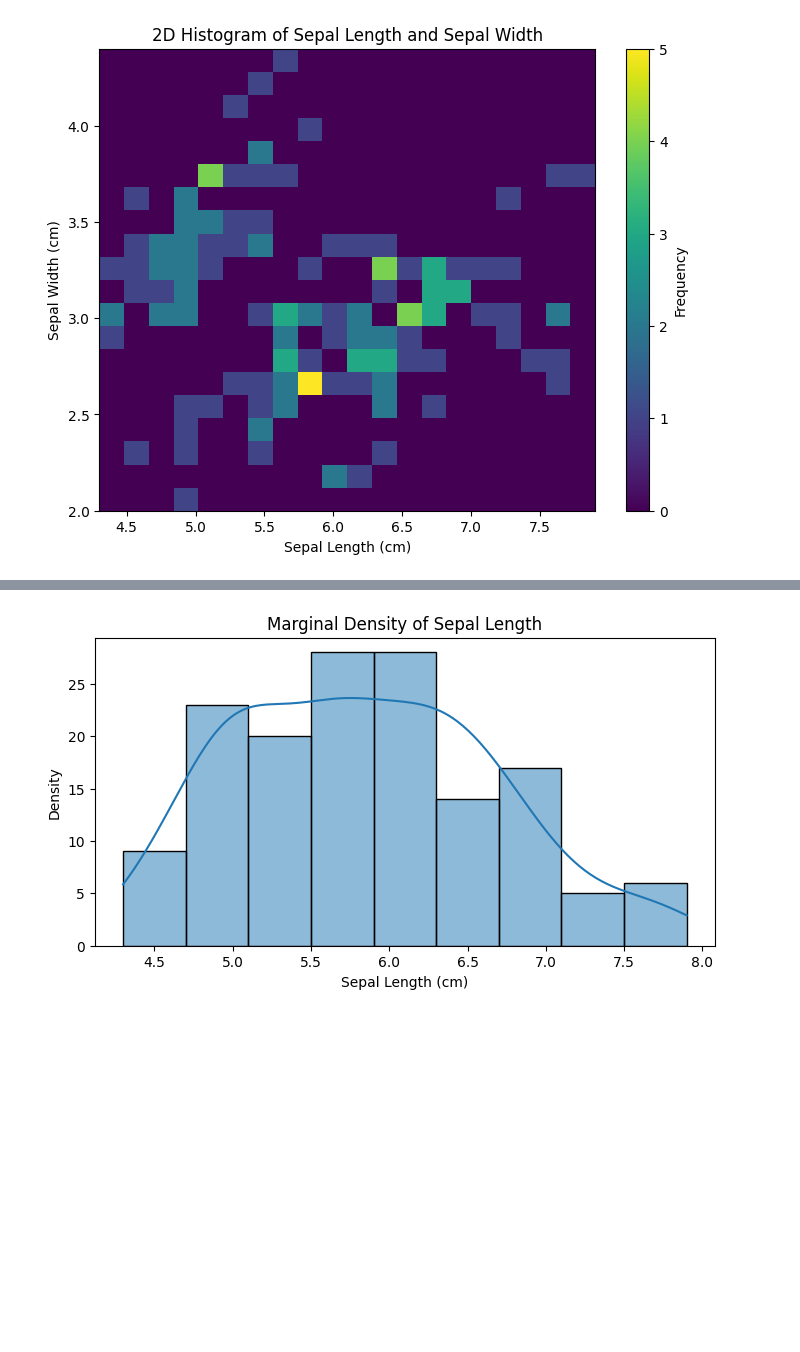
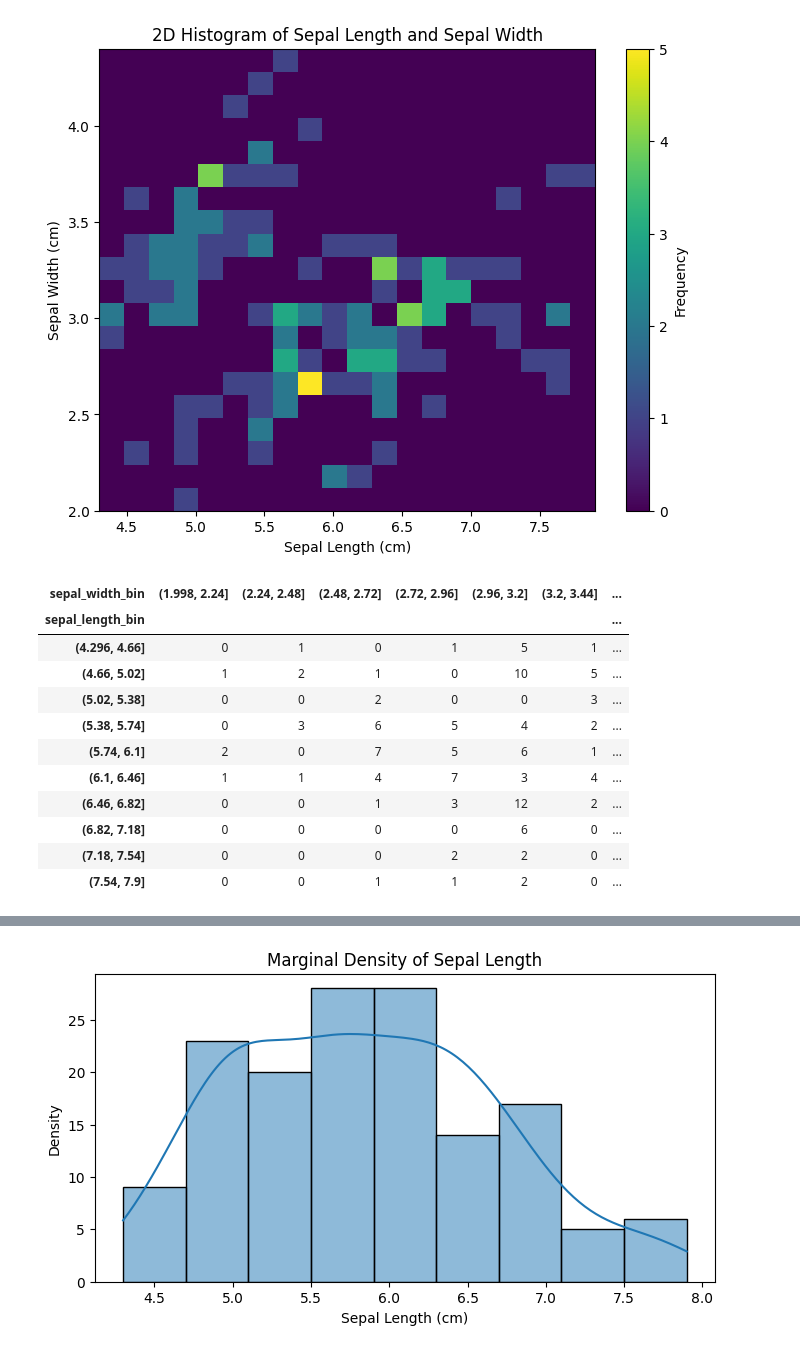
Before and after one commit to 23f1002944/EDA-Probability-Distributions, a Jupyter notebook: Iris_Dataset_analysis.ipynb, the cells around one changed output, grey strips where cells are left out. Drawn from its saved outputs; the diff is of its cells as text; code cells hidden in the pictures; blank space fills up the shorter version.

```diff
--- a/Iris_Dataset_analysis.ipynb
+++ b/Iris_Dataset_analysis.ipynb
@@ -88,3 +92,29 @@ plt.title('2D Histogram of Sepal Length and Sepal Width')
 plt.show()
 # %% [output]
 [figure]
+# %%
+import pandas as pd
+
+# Discretize sepal length and sepal width into bins
+# You can adjust the number of bins as needed
+df['sepal_length_bin'] = pd.cut(df['sepal length (cm)'], bins=10)
+df['sepal_width_bin'] = pd.cut(df['sepal width (cm)'], bins=10)
+
+# Create a contingency table
+contingency_table = pd.crosstab(df['sepal_length_bin'], df['sepal_width_bin'])
+
+# Display the contingency table
+display(contingency_table)
+# %% [output]
+| sepal_width_bin | (1.998, 2.24] | (2.24, 2.48] | (2.48, 2.72] | (2.72, 2.96] | (2.96, 3.2] | (3.2, 3.44] | ... |
+| sepal_length_bin |  |  |  |  |  |  | ... |
+| (4.296, 4.66] | 0 | 1 | 0 | 1 | 5 | 1 | ... |
+| (4.66, 5.02] | 1 | 2 | 1 | 0 | 10 | 5 | ... |
+| (5.02, 5.38] | 0 | 0 | 2 | 0 | 0 | 3 | ... |
+| (5.38, 5.74] | 0 | 3 | 6 | 5 | 4 | 2 | ... |
+| (5.74, 6.1] | 2 | 0 | 7 | 5 | 6 | 1 | ... |
+| (6.1, 6.46] | 1 | 1 | 4 | 7 | 3 | 4 | ... |
+| (6.46, 6.82] | 0 | 0 | 1 | 3 | 12 | 2 | ... |
+| (6.82, 7.18] | 0 | 0 | 0 | 0 | 6 | 0 | ... |
+| (7.18, 7.54] | 0 | 0 | 0 | 2 | 2 | 0 | ... |
+| (7.54, 7.9] | 0 | 0 | 1 | 1 | 2 | 0 | ... |
```
Also changed, not shown: parts of 15 cells of this notebook.
